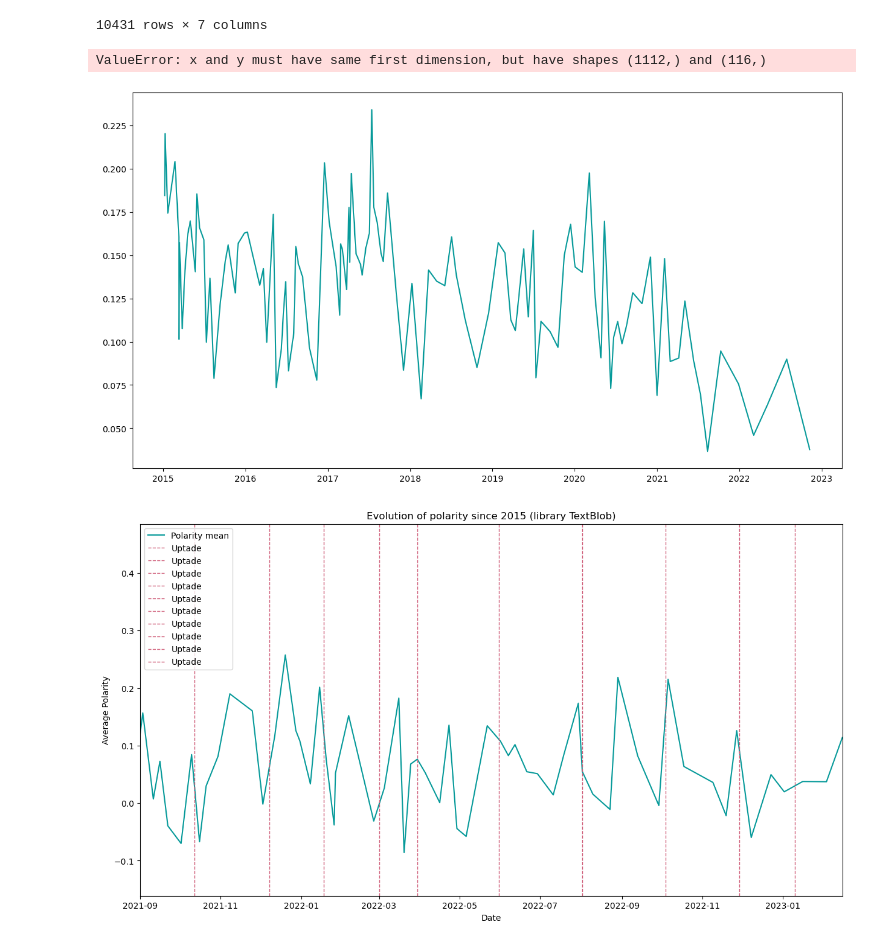
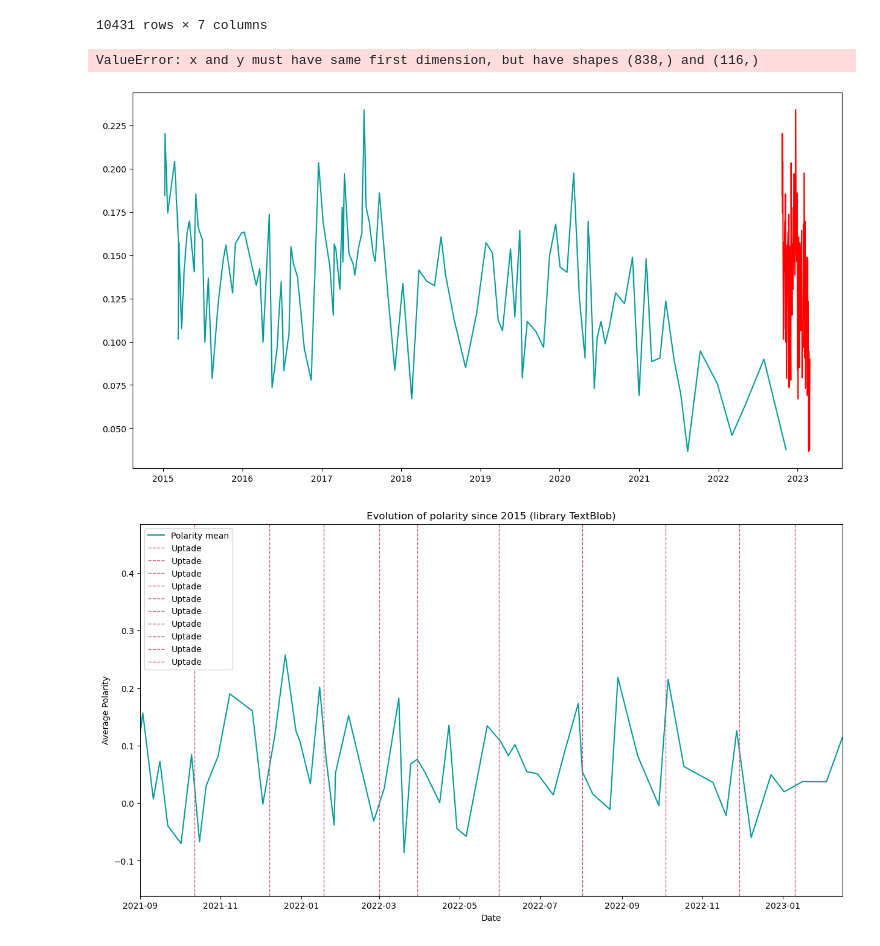
Before and after one commit to dmkant/challenge_gameloft, a Jupyter notebook: nlp_gamelofit.ipynb, the cells around one changed output. Drawn from its saved outputs; the diff is of its cells as text; code cells hidden in the pictures.

```diff
--- a/nlp_gamelofit.ipynb
+++ b/nlp_gamelofit.ipynb
@@ -175,43 +201,48 @@ dates_ML_US_IOS = pd.to_datetime(corpus_ML_US_IOS["Date"])
 
 grouped_dates_DML_US_IOS = group(dates_DML_US_IOS, n)
 grouped_dates_DC_US_IOS = group(dates_DC_US_IOS, n)
 grouped_dates_DV_US_IOS = group(dates_DV_US_IOS, n)
 grouped_dates_ML_US_IOS = group(dates_ML_US_IOS, n)
 
 grouped_polarity_DML_US_IOS = group(polarity_DML_US_IOS, n)
 grouped_polarity_DC_US_IOS = group(polarity_DC_US_IOS, n)
 grouped_polarity_DV_US_IOS = group(polarity_DV_US_IOS, n)
 grouped_polarity_ML_US_IOS = group(polarity_ML_US_IOS, n)
 
 nonempty_groups_DML_US_IOS = [group.tolist() for group in grouped_dates_DML_US_IOS if not group.empty]
 nonempty_groups_DC_US_IOS = [group.tolist() for group in grouped_dates_DC_US_IOS if not group.empty]
 nonempty_groups_DV_US_IOS = [group.tolist() for group in grouped_dates_DV_US_IOS if not group.empty]
 nonempty_groups_ML_US_IOS = [group.tolist() for group in grouped_dates_ML_US_IOS if not group.empty]
 
-average_polarity_DML_US_IOS = [np.mean(group) for group in grouped_polarity_DML_US_IOS[:len(nonempty_groups)]]
-average_polarity_DC_US_IOS = [np.mean(group) for group in grouped_polarity_DC_US_IOS[:len(nonempty_groups)]]
-average_polarity_DV_US_IOS = [np.mean(group) for group in grouped_polarity_DV_US_IOS[:len(nonempty_groups)]]
-average_polarity_ML_US_IOS = [np.mean(group) for group in grouped_polarity_ML_US_IOS[:len(nonempty_groups)]]
+average_polarity_DML_US_IOS = [np.mean(group) for group in grouped_polarity_DML_US_IOS[:len(nonempty_groups_DML_US_IOS)]]
+average_polarity_DC_US_IOS = [np.mean(group) for group in grouped_polarity_DC_US_IOS[:len(nonempty_groups_DC_US_IOS)]]
+average_polarity_DV_US_IOS = [np.mean(group) for group in grouped_polarity_DV_US_IOS[:len(nonempty_groups_DV_US_IOS)]]
+average_polarity_ML_US_IOS = [np.mean(group) for group in grouped_polarity_ML_US_IOS[:len(nonempty_groups_ML_US_IOS)]]
 
 x_values_DML_US_IOS = [group[-1] for group in nonempty_groups_DML_US_IOS]
 x_values_DC_US_IOS = [group[-1] for group in nonempty_groups_DC_US_IOS]
 x_values_DV_US_IOS = [group[-1] for group in nonempty_groups_DV_US_IOS]
 x_values_ML_US_IOS = [group[-1] for group in nonempty_groups_ML_US_IOS]
 
 fig, ax = plt.subplots(figsize=(15, 8))
-plt.plot(x_values_DML_US_IOS, average_polarity_DML_US_IOS , color='#079A9A',label='DML_US_IOS')
-plt.plot(x_values_DC_US_IOS , average_polarity_DC_US_IOS,label='DC_US_IOS')
-plt.plot(x_values_DV_US_IOS , average_polarity_DV_US_IOS,label='DV_US_IOS')
-plt.plot(x_values_ML_US_IOS , average_polarity_ML_US_IOS,label='ML_US_IOS')
+x_resized = np.resize(x_values_DC_US_IOS, np.array(average_polarity_DC_US_IOS).shape)
+plt.plot(x_resized, average_polarity_DC_US_IOS, color='red', label='DC_US_IOS')
+plt.plot(x_values_DML_US_IOS, average_polarity_DML_US_IOS, color='#079A9A',label='DML_US_IOS')
+#plt.plot(x_values_DC_US_IOS , average_polarity_DC_US_IOS,color='red',label='DC_US_IOS')
+plt.plot(x_values_DV_US_IOS , average_polarity_DV_US_IOS,color='green',label='DV_US_IOS')
+plt.plot(x_values_ML_US_IOS , average_polarity_ML_US_IOS,color='purple',label='ML_US_IOS')
+
 plt.xlabel('Date')
 plt.ylabel('Average Polarity')
 #plt.xlim(right=max(x_values), left=min(x_values))
+
 plt.legend(loc='upper left')
 plt.title("Evolution of polarity since 2015 (library TextBlob)")
+
 plt.show()
 # %% [output]
-ValueError: x and y must have same first dimension, but have shapes (1112,) and (116,)
+ValueError: x and y must have same first dimension, but have shapes (838,) and (116,)
-[figure, old version]
+[figure, new version]
 # %%
 import matplotlib.dates as mdates
 
```
Also changed, not shown: parts of 1 cell of this notebook.
